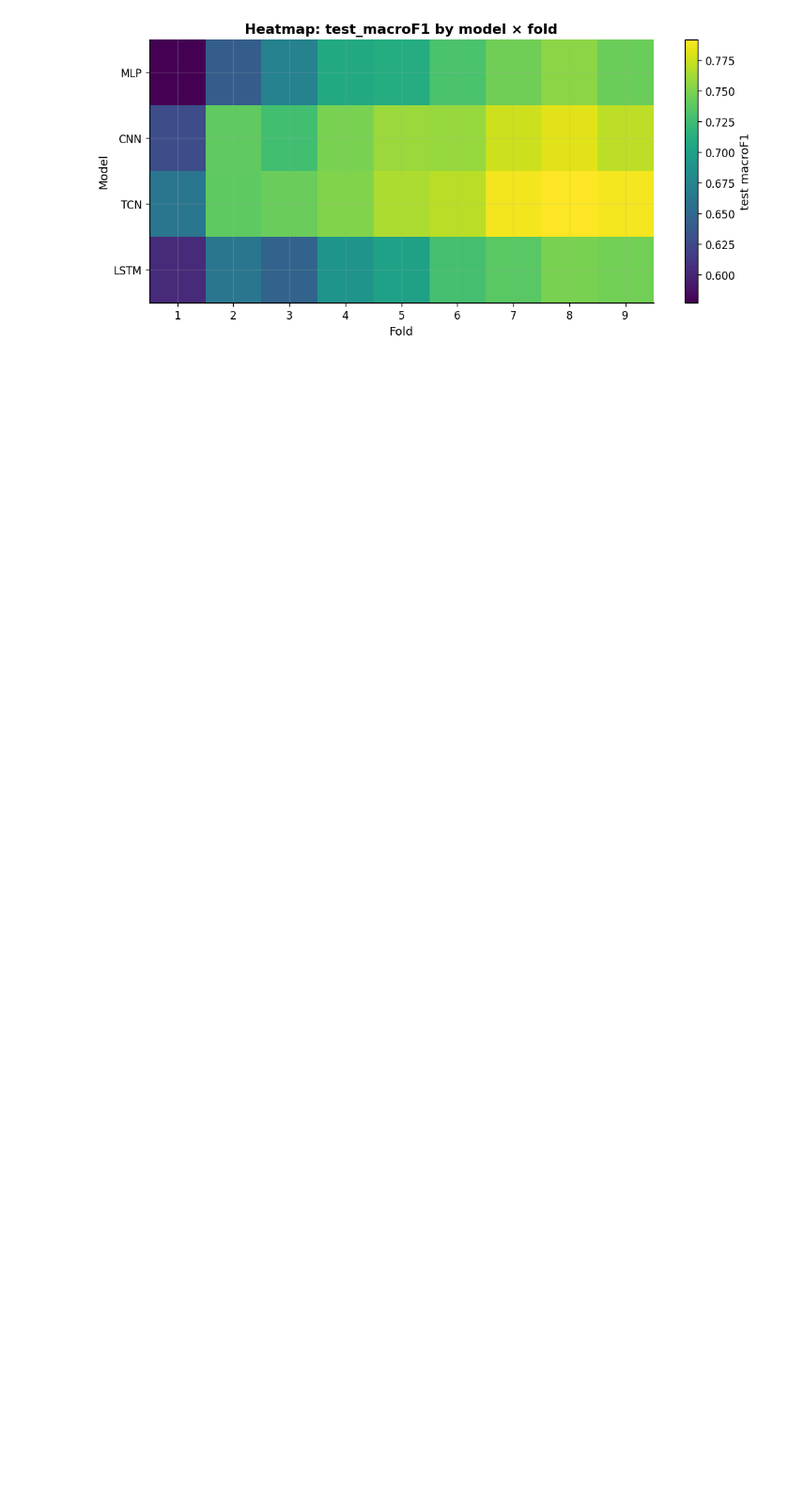
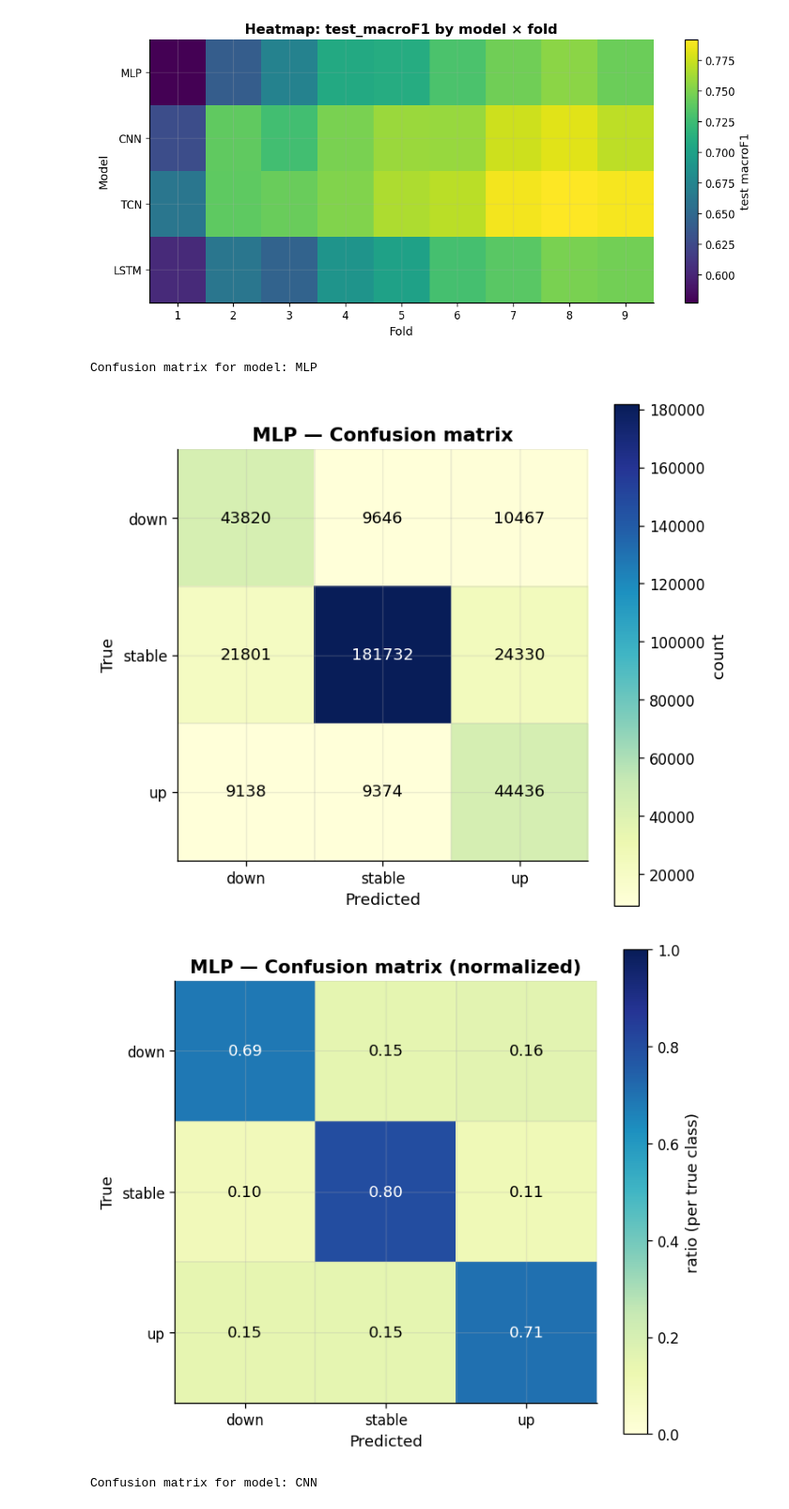
Before and after one commit to AliFazelniya/Limit-Order-Book, a Jupyter notebook: notebooks/tabl_train_test.ipynb, the cells around one changed output. Shown: that part at 94% size. Cells and saved outputs as stored; diff of their text form; code cells hidden in the pictures; blank space fills up the shorter version.

Commit message:
Add Confusion matrix Plots

```diff
--- a/notebooks/tabl_train_test.ipynb
+++ b/notebooks/tabl_train_test.ipynb
@@ -137,7 +137,7 @@ def accuracy_from_logits(logits, y):
     return (preds == y).float().mean().item()
 
 @torch.no_grad()
-def eval_epoch(model, loader, criterion):
+def eval_epoch(model, loader, criterion, return_preds=False):
     model.eval()
     total_loss = 0.0
     all_preds = []
@@ -165,7 +165,11 @@ def eval_epoch(model, loader, criterion):
     acc = (all_preds == all_true).mean()
     macro_f1 = f1_score(all_true, all_preds, average="macro")
 
-    return total_loss / n_batches, acc, macro_f1
+    avg_loss = total_loss / max(n_batches, 1)
+
+    if return_preds:
+        return avg_loss, acc, macro_f1, all_true, all_preds
+    return avg_loss, acc, macro_f1
 # %%
 class MLPBaseline(nn.Module):
     def __init__(self, num_classes=3):
@@ -274,7 +278,7 @@ def run_walk_forward_cv(model_builder, model_name, epochs=20, lr=1e-3, batch_siz
             tr_loss, tr_acc = train_epoch(model, train_loader, optimizer, criterion)
 
             if val_loader is not None:
-                va_loss, va_acc, va_f1 = eval_epoch(model, val_loader, criterion)
+                va_loss, va_acc, va_f1, y_true,  y_pred = eval_epoch(model, val_loader, criterion, return_preds=True)
                 print(f"Epoch {epoch:03d} | tr_loss {tr_loss:.4f} acc {tr_acc:.4f} | val_loss {va_loss:.4f} acc {va_acc:.4f} macroF1 {va_f1:.4f}")
                 if va_f1 > best_val_f1:
                     best_val_f1 = va_f1
@@ -285,10 +289,10 @@ def run_walk_forward_cv(model_builder, model_name, epochs=20, lr=1e-3, batch_siz
         if best_state is not None:
             model.load_state_dict(best_state)
 
-        te_loss, te_acc, te_f1 = eval_epoch(model, test_loader, criterion)
+        te_loss, te_acc, te_f1 , y_true , y_pred = eval_epoch(model, test_loader, criterion, return_preds=True)
         print(f"Fold {fold} TEST | loss {te_loss:.4f} acc {te_acc:.4f} macroF1 {te_f1:.4f}")
 
-        fold_results.append({"fold": fold, "test_loss": te_loss, "test_acc": te_acc, "test_macroF1": te_f1})
+        fold_results.append({"fold": fold, "test_loss": te_loss, "test_acc": te_acc, "test_macroF1": te_f1, "y_true": y_true, "y_pred": y_pred})
 
     accs = [r["test_acc"] for r in fold_results]
     f1s  = [r["test_macroF1"] for r in fold_results]
@@ -609,0 +678,10 @@ heatmap_model_fold(results_dict, metric="test_macroF1")
+# %%
+for i in results_dict.keys():
+    print(f"\nConfusion matrix for model: {i}")
+    plot_confusion_from_results(results_dict[i], title=f"{i} — Confusion matrix", normalize=None, annotate=True)
+    plot_confusion_from_results(results_dict[i], title=f"{i} — Confusion matrix (normalized)", normalize="true", annotate=True)
+# %% [output]
+Confusion matrix for model: MLP
+[figure, added]
+[figure, added]
+Confusion matrix for model: CNN
```
Also changed, not shown: parts of 2 cells of this notebook.
